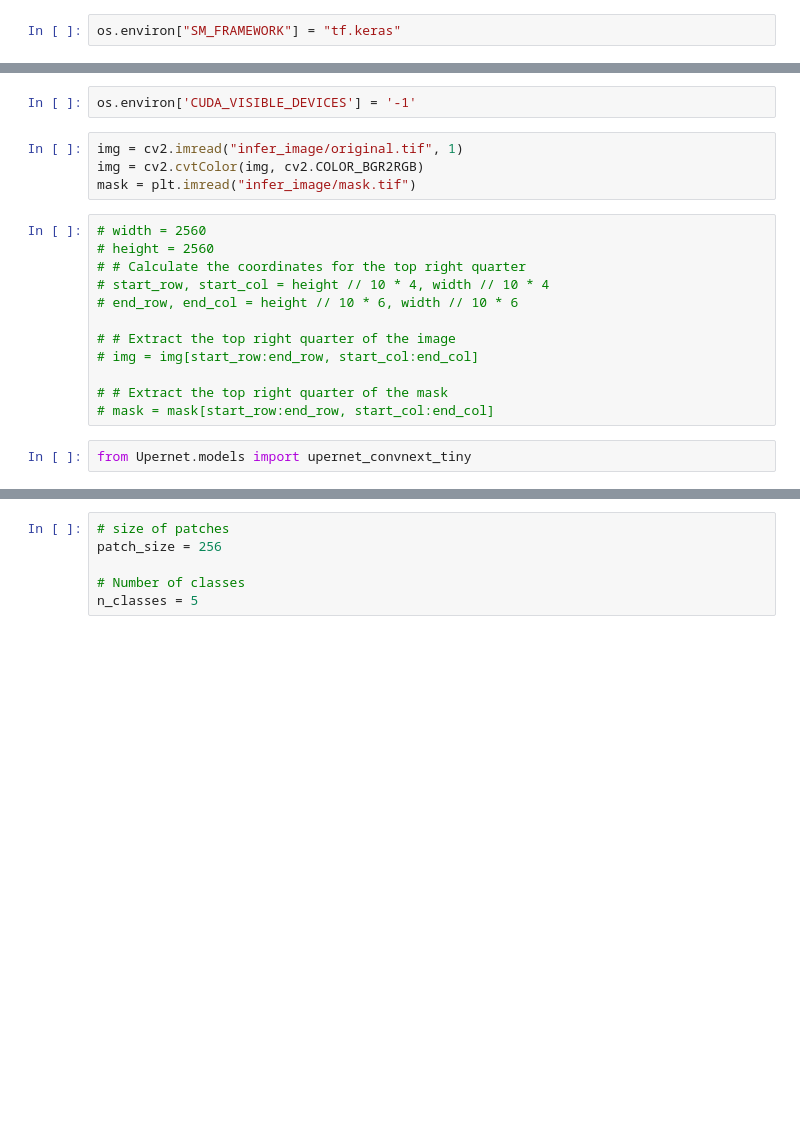
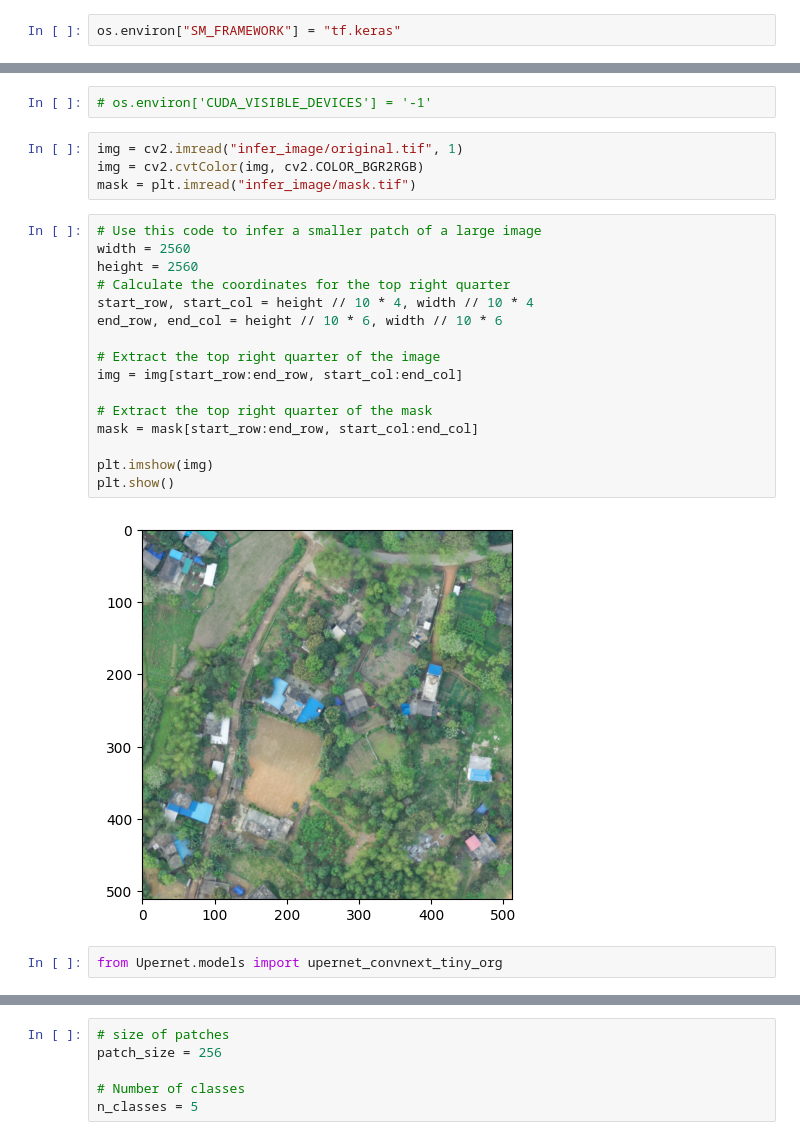
Before and after one commit to hssh18121/do_an_test, a Jupyter notebook: inference.ipynb, the cells around one changed output, grey strips where cells are left out. Cells and saved outputs as stored; diff of their text form; blank space fills up the shorter version.

```diff
--- a/inference.ipynb
+++ b/inference.ipynb
@@ -44,23 +42,29 @@ from smooth_tiled_predictions import predict_img_with_smooth_windowing
 To enable the following instructions: AVX2 AVX_VNNI FMA, in other operations, rebuild TensorFlow with the appropriate compiler flags.
 Segmentation Models: using `tf.keras` framework.
 # %%
-os.environ['CUDA_VISIBLE_DEVICES'] = '-1'
+# os.environ['CUDA_VISIBLE_DEVICES'] = '-1'
 # %%
 img = cv2.imread("infer_image/original.tif", 1)
 img = cv2.cvtColor(img, cv2.COLOR_BGR2RGB)
 mask = plt.imread("infer_image/mask.tif")
 # %%
-# width = 2560
-# height = 2560
-# # Calculate the coordinates for the top right quarter
-# start_row, start_col = height // 10 * 4, width // 10 * 4
-# end_row, end_col = height // 10 * 6, width // 10 * 6
+# Use this code to infer a smaller patch of a large image
+width = 2560
+height = 2560
+# Calculate the coordinates for the top right quarter
+start_row, start_col = height // 10 * 4, width // 10 * 4
+end_row, end_col = height // 10 * 6, width // 10 * 6
 
-# # Extract the top right quarter of the image
-# img = img[start_row:end_row, start_col:end_col]
+# Extract the top right quarter of the image
+img = img[start_row:end_row, start_col:end_col]
 
-# # Extract the top right quarter of the mask
-# mask = mask[start_row:end_row, start_col:end_col]
+# Extract the top right quarter of the mask
+mask = mask[start_row:end_row, start_col:end_col]
+
+plt.imshow(img)
+plt.show()
+# %% [output]
+[figure, added]
 # %%
-from Upernet.models import upernet_convnext_tiny
+from Upernet.models import upernet_convnext_tiny_org
 # %%
```
Also changed, not shown: parts of 12 cells of this notebook, 41 other files.
